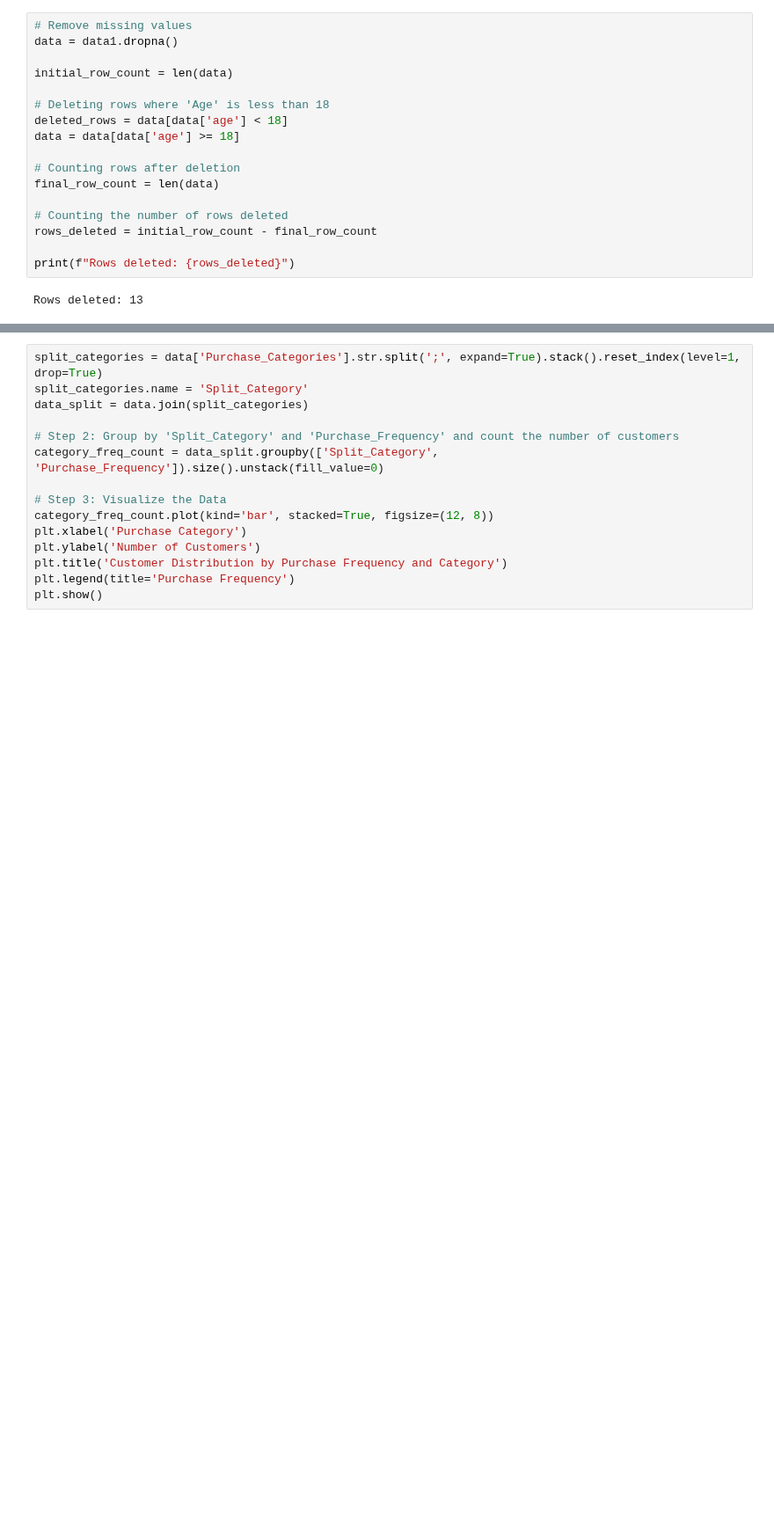
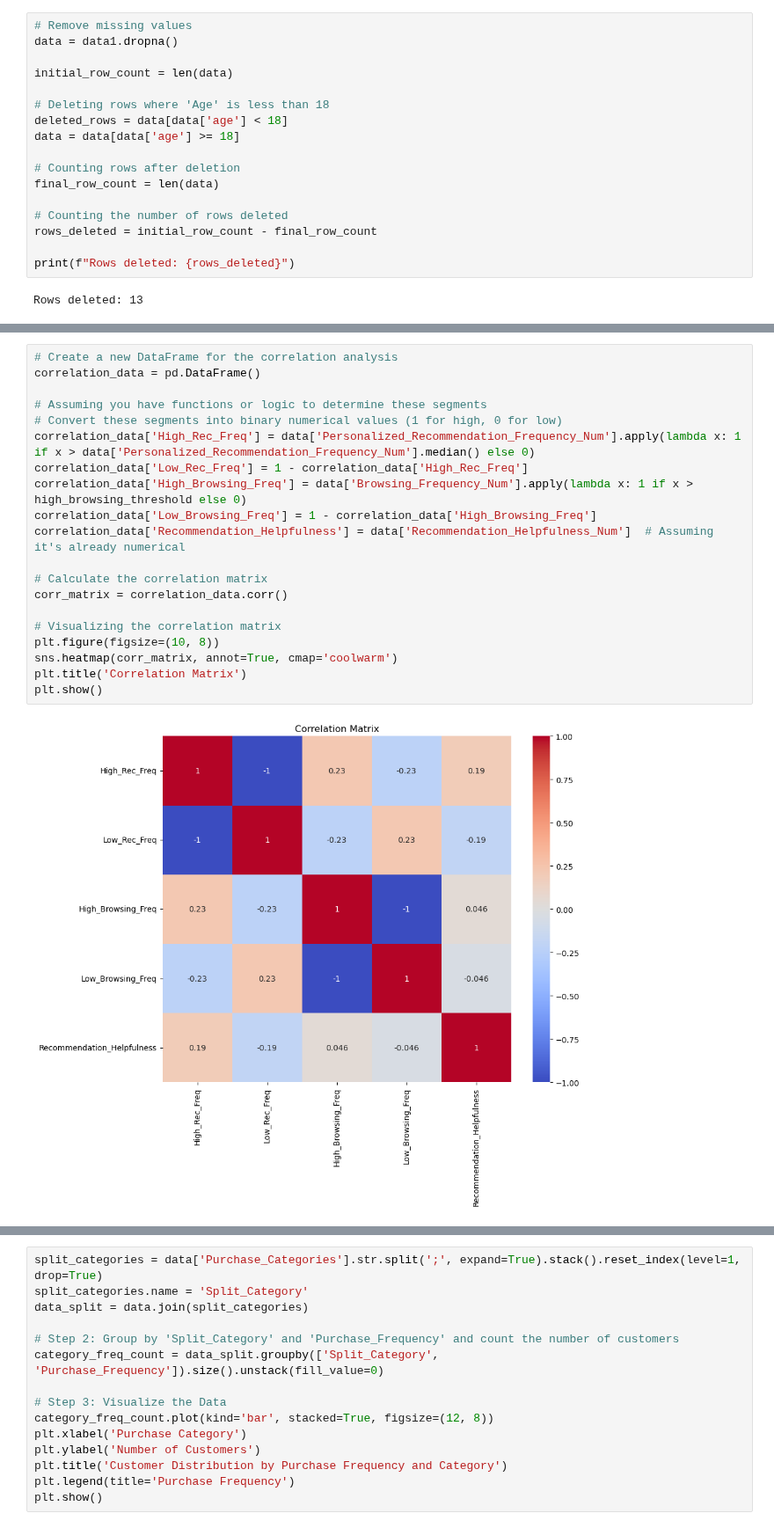
Before and after one commit to Famoushawk/Dm_project, a Jupyter notebook: DM.ipynb, the cells around one changed output, grey strips where cells are left out. Shown at 88% size. Saved outputs shown, nothing was run; the diff lists cells and outputs as text; blank space fills up the shorter version.

```diff
--- a/DM.ipynb
+++ b/DM.ipynb
@@ -62,0 +238,22 @@ data['Purchase_Frequency_Num'] = scaler.fit_transform(data[['Purchase_Frequency_
+# %%
+# Create a new DataFrame for the correlation analysis
+correlation_data = pd.DataFrame()
+
+# Assuming you have functions or logic to determine these segments
+# Convert these segments into binary numerical values (1 for high, 0 for low)
+correlation_data['High_Rec_Freq'] = data['Personalized_Recommendation_Frequency_Num'].apply(lambda x: 1 if x > data['Personalized_Recommendation_Frequency_Num'].median() else 0)
+correlation_data['Low_Rec_Freq'] = 1 - correlation_data['High_Rec_Freq']
+correlation_data['High_Browsing_Freq'] = data['Browsing_Frequency_Num'].apply(lambda x: 1 if x > high_browsing_threshold else 0)
+correlation_data['Low_Browsing_Freq'] = 1 - correlation_data['High_Browsing_Freq']
+correlation_data['Recommendation_Helpfulness'] = data['Recommendation_Helpfulness_Num']  # Assuming it's already numerical
+
+# Calculate the correlation matrix
+corr_matrix = correlation_data.corr()
+
+# Visualizing the correlation matrix
+plt.figure(figsize=(10, 8))
+sns.heatmap(corr_matrix, annot=True, cmap='coolwarm')
+plt.title('Correlation Matrix')
+plt.show()
+# %% [output]
+[figure, added]
```
Also changed, not shown: parts of 20 cells of this notebook.
